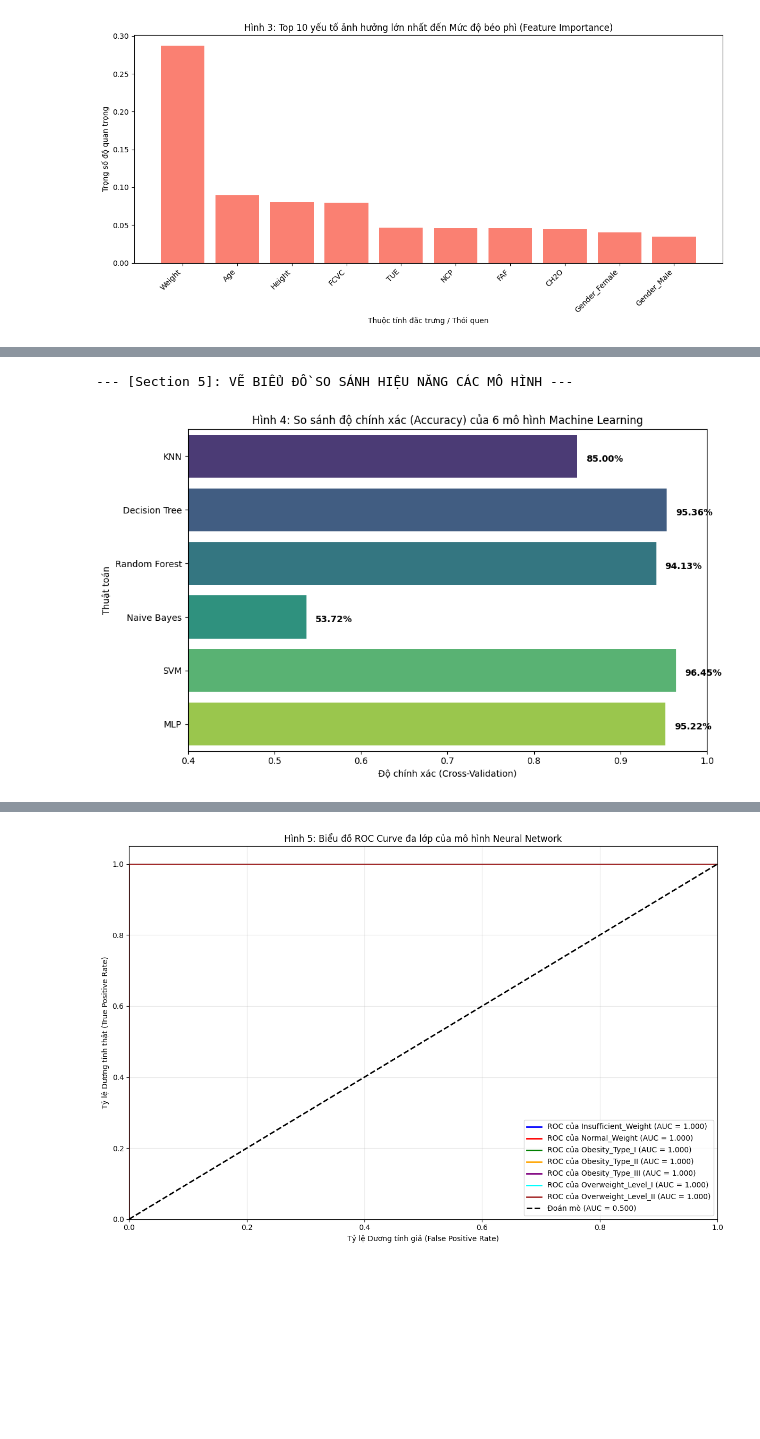
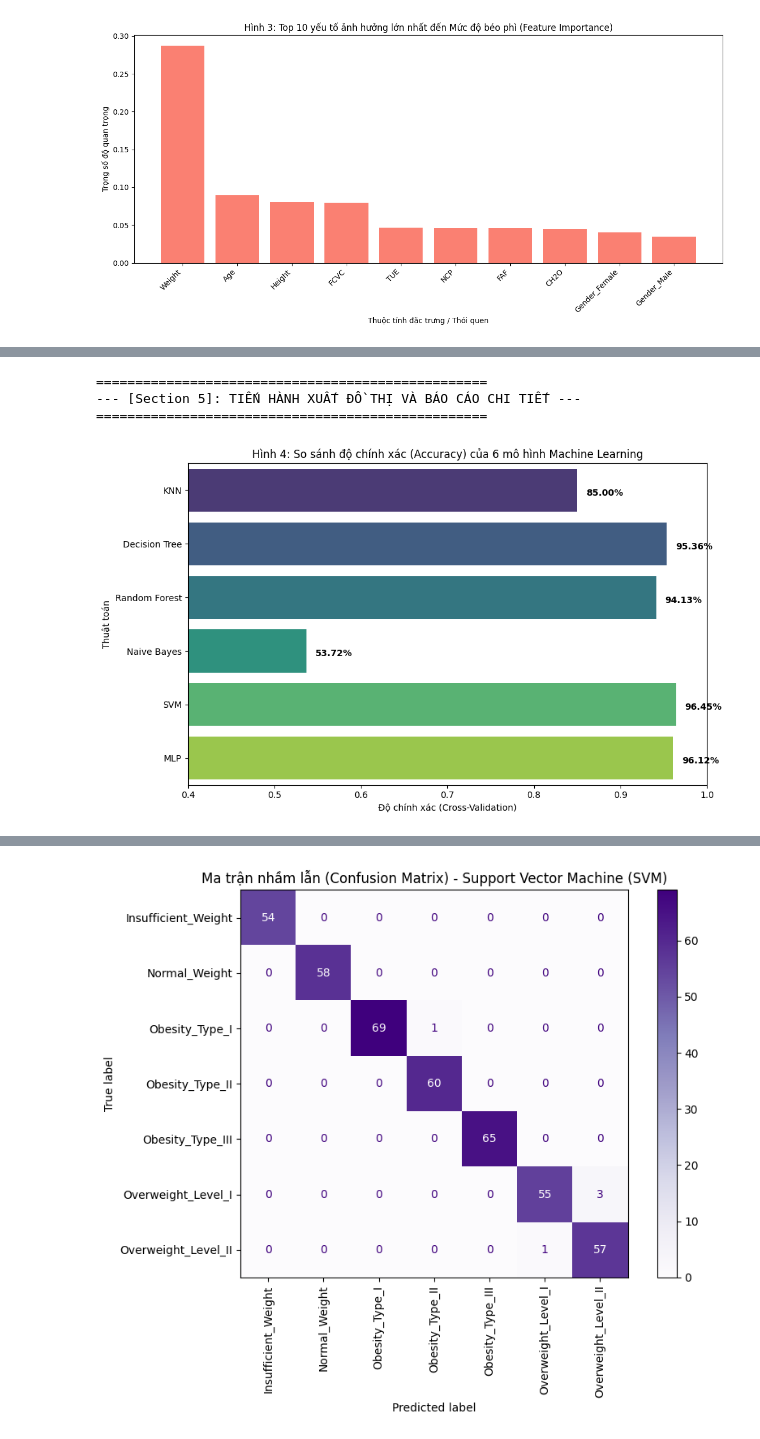
Before and after one commit to VuThienSinh-23130276/obesity-prediction-ML, a Jupyter notebook: obesity_prediction.ipynb, the cells around one changed output, grey strips where cells are left out. Saved outputs shown, nothing was run; the diff lists cells and outputs as text; code cells hidden in the pictures; blank space fills up the shorter version.

Commit message:
Kaggle Notebook | obesity_prediction | ver4

```diff
--- a/obesity_prediction.ipynb
+++ b/obesity_prediction.ipynb
@@ -269,22 +270,16 @@ print("\n=> [Section 3]: TOÀN BỘ 6 MÔ HÌNH ĐÃ HUẤN LUYỆN XONG!")
 # %%
 # =========================================================================
-# SECTION 5: FINAL COMPARISON & ROC CURVE
+# SECTION 5: FINAL COMPARISON & CHUYÊN SÂU REPORT (Vẽ biểu đồ + Bảng kết quả)
 # =========================================================================
-import matplotlib.pyplot as plt
-import seaborn as sns
-from sklearn.metrics import roc_curve, auc
-from sklearn.preprocessing import label_binarize
-import numpy as np
+print("\n" + "="*50)
+print("--- [Section 5]: TIẾN HÀNH XUẤT ĐỒ THỊ VÀ BÁO CÁO CHI TIẾT ---")
+print("="*50)
 
-print("--- [Section 5]: VẼ BIỂU ĐỒ SO SÁNH HIỆU NĂNG CÁC MÔ HÌNH ---")
-
-# 1. TỔNG HỢP KẾT QUẢ ĐỂ VẼ BAR CHART
+# 1. BIỂU ĐỒ CỘT SO SÁNH ACCURACY 6 MÔ HÌNH
 model_names = ['KNN', 'Decision Tree', 'Random Forest', 'Naive Bayes', 'SVM', 'MLP']
-
-# ---> Nhớ thay 3 số đầu tiên bằng kết quả thực tế Phú đã chạy nhé
+# Điền điểm số thực tế của Phú vào 3 vị trí đầu
 accuracies = [0.8500, 0.9536, 0.9413, nb_grid.best_score_, svm_grid.best_score_, mlp_grid.best_score_]
 
-# Vẽ biểu đồ Bar Chart so sánh (Đã fix cảnh báo FutureWarning)
 plt.figure(figsize=(10, 6))
 sns.barplot(x=accuracies, y=model_names, hue=model_names, palette='viridis', legend=False)
 plt.xlim(0.4, 1.0)
@@ -296,41 +291,35 @@ for i, v in enumerate(accuracies):
 plt.tight_layout()
 plt.show()
 
-# -------------------------------------------------------------------------
-# 2. VẼ ĐƯỜNG CONG ROC (ROC CURVE) - CHUẨN ĐẦU RA BÁO CÁO KHOA HỌC
-# -------------------------------------------------------------------------
-print("\n--- Đang vẽ đường cong ROC (ROC Curve) cho mô hình Neural Network (MLP) ---")
+# 2. XUẤT CLASSIFICATION REPORT & CONFUSION MATRIX CHO SVM VÀ MLP
+# Đoạn này lấy ra tập fold cuối cùng để test và vẽ ma trận (tương tự logic của Phú)
+best_models = {
+    'Support Vector Machine (SVM)': svm_grid.best_estimator_,
+    'Neural Network (MLP)': mlp_grid.best_estimator_
+}
 
-best_mlp = mlp_grid.best_estimator_
+for name, model in best_models.items():
+    print("\n" + "#"*70)
+    print(f" BÁO CÁO PHÂN LOẠI CHI TIẾT (CLASSIFICATION REPORT) - {name}")
+    print("#"*70)
 
-y_test_bin = label_binarize(y_test, classes=np.arange(len(label_encoder.classes_)))
-n_classes = y_test_bin.shape[1]
+    # Dự đoán trên tập kiểm thử fold cuối (X_test đã được chia ở phần code của Phú)
+    # Vì model lấy từ GridSearch là Pipeline nên nó đã tự động Scale dữ liệu X_test chuẩn xác
+    y_pred = model.predict(X_test)
 
-y_score = best_mlp.predict_proba(X_test)
+    # In bảng số liệu Precision, Recall, F1-score từng lớp béo phì
+    print(classification_report(y_test, y_pred, target_names=label_encoder.classes_))
 
-fpr = dict()
-tpr = dict()
-roc_auc = dict()
-
-plt.figure(figsize=(12, 8))
-colors = ['blue', 'red', 'green', 'orange', 'purple', 'cyan', 'brown']
-
-for i in range(n_classes):
-    fpr[i], tpr[i], _ = roc_curve(y_test_bin[:, i], y_score[:, i])
-    roc_auc[i] = auc(fpr[i], tpr[i])
-    plt.plot(fpr[i], tpr[i], color=colors[i], lw=2,
-             label=f'ROC của {label_encoder.classes_[i]} (AUC = {roc_auc[i]:.3f})')
-
-plt.plot([0, 1], [0, 1], 'k--', lw=2, label='Đoán mò (AUC = 0.500)')
-plt.xlim([0.0, 1.0])
-plt.ylim([0.0, 1.05])
-plt.xlabel('Tỷ lệ Dương tính giả (False Positive Rate)')
-plt.ylabel('Tỷ lệ Dương tính thật (True Positive Rate)')
-plt.title('Hình 5: Biểu đồ ROC Curve đa lớp của mô hình Neural Network')
-plt.legend(loc="lower right")
-plt.grid(alpha=0.3)
-plt.tight_layout()
-plt.show()
+    # Vẽ Confusion Matrix tông màu tím đặc trưng của Sinh
+    fig, ax = plt.subplots(figsize=(9, 7))
+    cm = confusion_matrix(y_test, y_pred)
+    disp = ConfusionMatrixDisplay(confusion_matrix=cm, display_labels=label_encoder.classes_)
+    disp.plot(cmap='Purples', xticks_rotation='vertical', ax=ax)
+    plt.title(f"Ma trận nhầm lẫn (Confusion Matrix) - {name}")
+    plt.tight_layout()
+    plt.show()
 # %% [output]
---- [Section 5]: VẼ BIỂU ĐỒ SO SÁNH HIỆU NĂNG CÁC MÔ HÌNH ---
+==================================================
+--- [Section 5]: TIẾN HÀNH XUẤT ĐỒ THỊ VÀ BÁO CÁO CHI TIẾT ---
+==================================================
-[figure, old version]
+[figure, new version]
@@ -338 +342 @@ plt.show()
-[figure, old version]
+[figure, new version]
```
Also changed, not shown: parts of 3 cells of this notebook.
